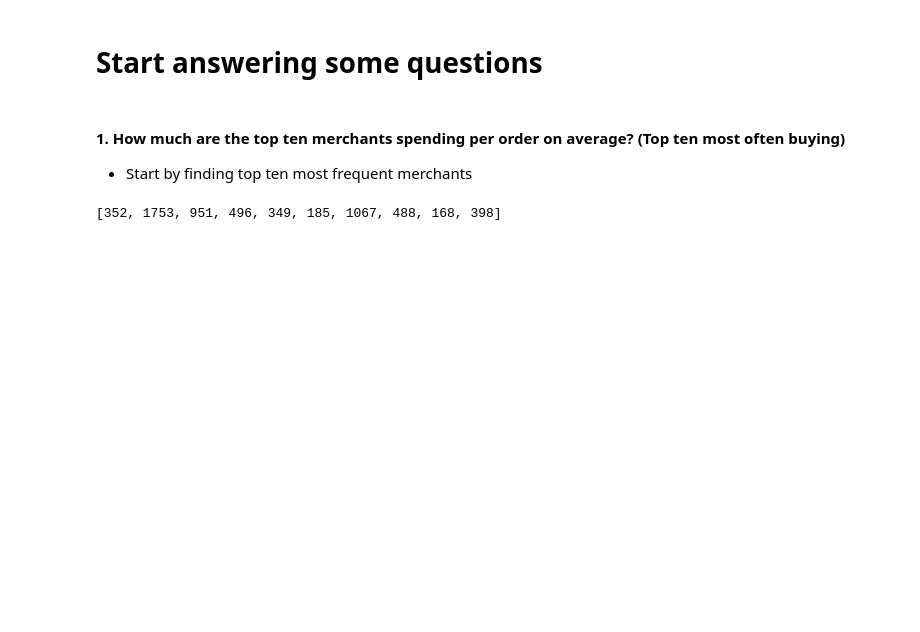
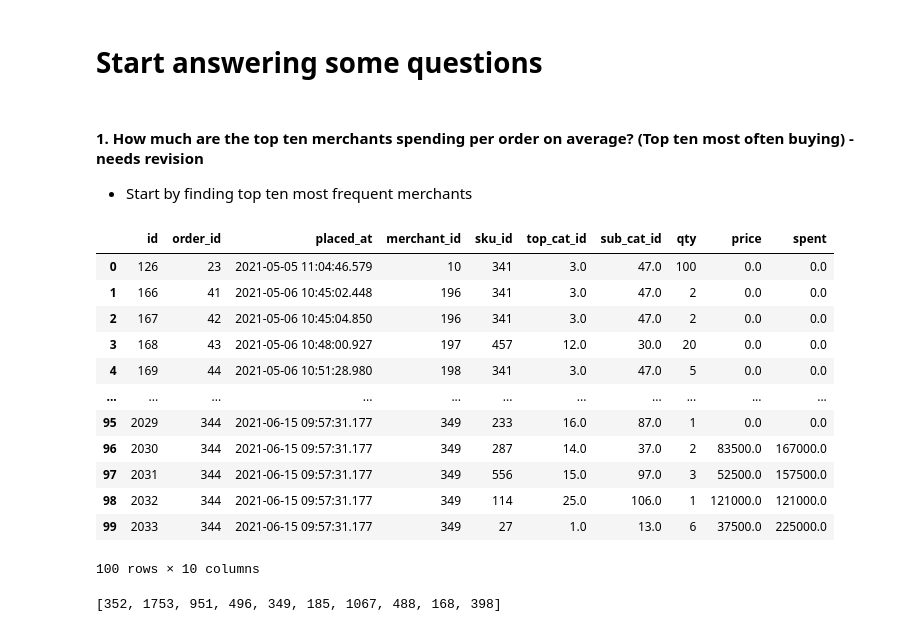
Before and after one commit to graceflitsch/DataScience, a Jupyter notebook: GNB1.ipynb, the cells around one changed output. Drawn from its saved outputs; the diff is of its cells as text; code cells hidden in the pictures; blank space fills up the shorter version.

```diff
--- a/GNB1.ipynb
+++ b/GNB1.ipynb
@@ -179,5 +179,5 @@ baskets.loc[346,'id']
 # %% [markdown]
 # Start answering some questions
 # %% [markdown]
-#### 1. How much are the top ten merchants spending per order on average? (Top ten most often buying)
+#### 1. How much are the top ten merchants spending per order on average? (Top ten most often buying) - needs revision
 - Start by finding top ten most frequent merchants
@@ -184,3 +186,19 @@ baskets.loc[346,'id']
+# %%
+baskets.head(100)
+# %% [output]
+|  | id | order_id | placed_at | merchant_id | sku_id | top_cat_id | sub_cat_id | qty | price | spent |
+| 0 | 126 | 23 | 2021-05-05 11:04:46.579 | 10 | 341 | 3.0 | 47.0 | 100 | 0.0 | 0.0 |
+| 1 | 166 | 41 | 2021-05-06 10:45:02.448 | 196 | 341 | 3.0 | 47.0 | 2 | 0.0 | 0.0 |
+| 2 | 167 | 42 | 2021-05-06 10:45:04.850 | 196 | 341 | 3.0 | 47.0 | 2 | 0.0 | 0.0 |
+| 3 | 168 | 43 | 2021-05-06 10:48:00.927 | 197 | 457 | 12.0 | 30.0 | 20 | 0.0 | 0.0 |
+| 4 | 169 | 44 | 2021-05-06 10:51:28.980 | 198 | 341 | 3.0 | 47.0 | 5 | 0.0 | 0.0 |
+| ... | ... | ... | ... | ... | ... | ... | ... | ... | ... | ... |
+| 95 | 2029 | 344 | 2021-06-15 09:57:31.177 | 349 | 233 | 16.0 | 87.0 | 1 | 0.0 | 0.0 |
+| 96 | 2030 | 344 | 2021-06-15 09:57:31.177 | 349 | 287 | 14.0 | 37.0 | 2 | 83500.0 | 167000.0 |
+| 97 | 2031 | 344 | 2021-06-15 09:57:31.177 | 349 | 556 | 15.0 | 97.0 | 3 | 52500.0 | 157500.0 |
+| 98 | 2032 | 344 | 2021-06-15 09:57:31.177 | 349 | 114 | 25.0 | 106.0 | 1 | 121000.0 | 121000.0 |
+| 99 | 2033 | 344 | 2021-06-15 09:57:31.177 | 349 | 27 | 1.0 | 13.0 | 6 | 37500.0 | 225000.0 |
+100 rows × 10 columns
 # %%
 list = baskets['merchant_id'].value_counts()[:10].index.tolist()
 print(list)
```
Also changed, not shown: parts of 12 cells of this notebook.
